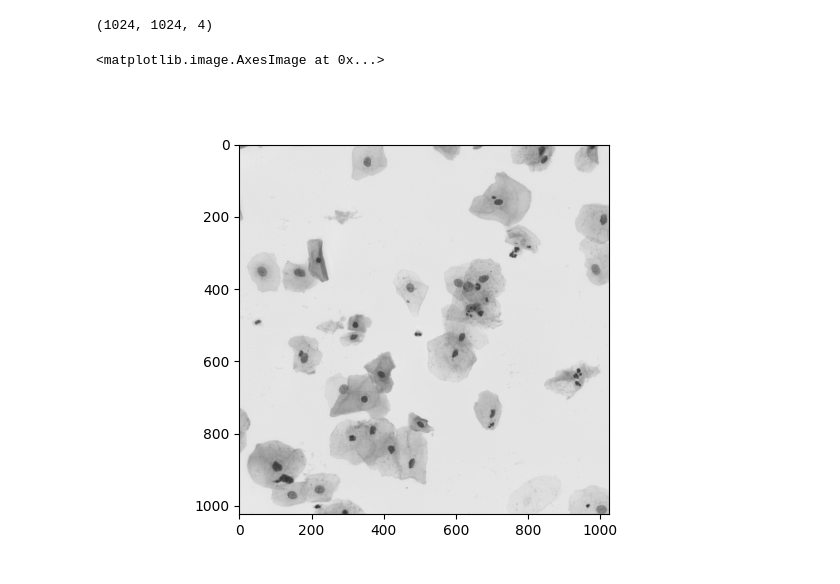
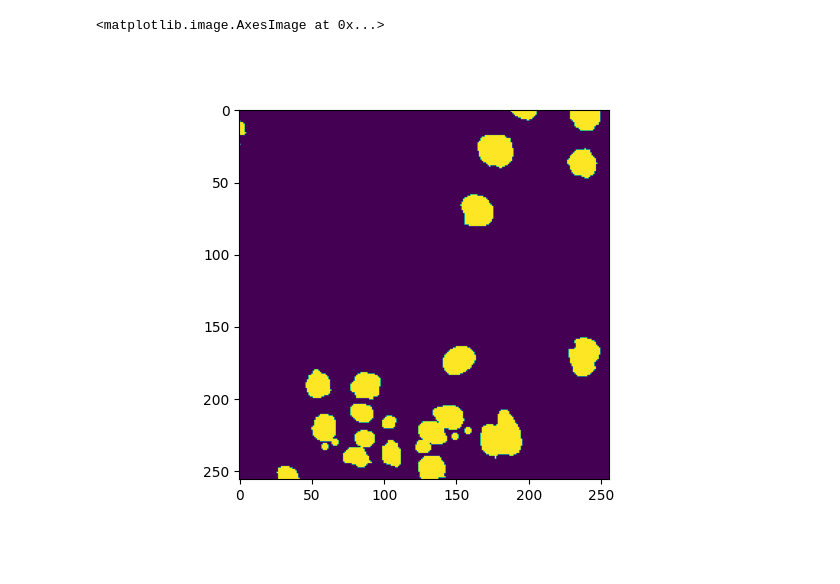
Before and after one commit to tweinschenk/pytorch-UNet, a Jupyter notebook: Inference.ipynb, the cells around one changed output. Drawn from its saved outputs; the diff is of its cells as text; code cells hidden in the pictures.

Commit message:
added notebook for evaluation of model on dataset and cleaned up the Inference notebook

```diff
--- a/Inference.ipynb
+++ b/Inference.ipynb
@@ -33,9 +17,12 @@ outQ = queue.Queue(BUF_SIZE)
+# %%
+image_folder_path = os.path.join(dataset_path, 'images')
+mask_folder_path = os.path.join(dataset_path, 'masks')
 # %%
 def correct_dims(*images):
     corr_images = []
     for img in images:
         if len(img.shape) == 2:
-            corr_images.append(np.expand_dimgs(img, axis=2))
+            corr_images.append(np.expand_dims(img, axis=2))
         else:
             corr_images.append(img)
     if len(corr_images) == 1:
@@ -50,13 +37,13 @@ def preprocess_fn(image_path):
     input arg: path of image file
     return: numpy array
     '''
-    image = io.imread(image_path)
-    print(image.shape)
-    image = correct_dims(image)
-    image = F.to_pil_image(image)
+    image = io.imread(os.path.join(image_folder_path, image_name))
+    mask = io.imread(os.path.join(mask_folder_path, image_name))
+    image, mask = correct_dims(image, mask)
+    image, mask = F.to_pil_image(image), F.to_pil_image(mask)
     #random crop
     i, j, h, w = T.RandomCrop.get_params(image, (256, 256))
-    image = F.crop(image, i, j, h, w)
-    #image = T.ColorJitter(*(0.1, 0.1, 0.1, 0.1))(image)
+    image, mask = F.crop(image, i, j, h, w), F.crop(mask, i, j, h, w)
+
     data = np.asarray(image, dtype=np.float32) / 255 #maybe only divide by 128 as the scaling is in signed integer, probably it is also necessary to substract by 1 after that
-    return data
+    return data, mask
@@ -108 +89,3 @@ runner.wait(job_id)
+# %%
+output, ground_truth_mask = run_inference(image_name)
 # %%
@@ -115,12 +100,8 @@ plt.imshow(mask[0,:,:,0])
 # %%
 #plot reference mask
 %matplotlib widget
-#ref_mask = io.imread("./images_folder/masks/00071198d059ba7f5914a526d124d28e6d010c92466da21d4a04cd5413362552.png")
-ref_mask = io.imread("./images_folder/images/8f94a80b95a881d0efdec36affc915dca9609f4cba8134c4a91b219d418778aa.png")
-print(ref_mask.shape)
 mask_ref_fig = plt.figure()
-plt.imshow(ref_mask)
+plt.imshow(ground_truth_mask)
 # %% [output]
-(1024, 1024, 4)
+<matplotlib.image.AxesImage at 0x...>
-<matplotlib.image.AxesImage at 0x...>
-[figure, old version]
+[figure, new version]
```
Also changed, not shown: parts of 11 cells of this notebook, 1 other file.
